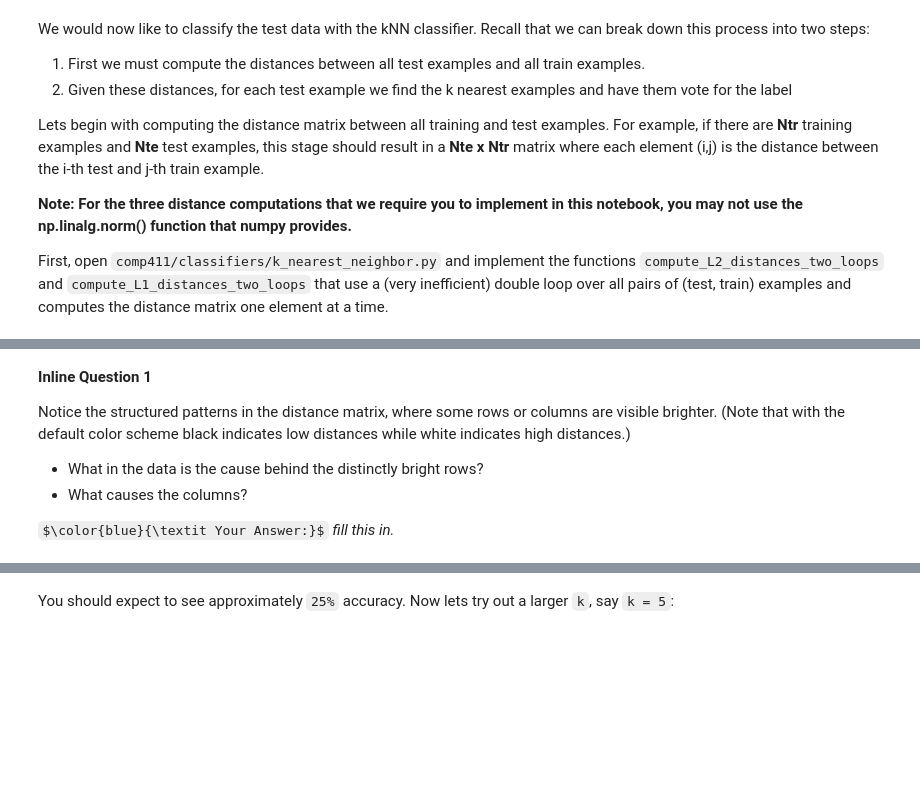
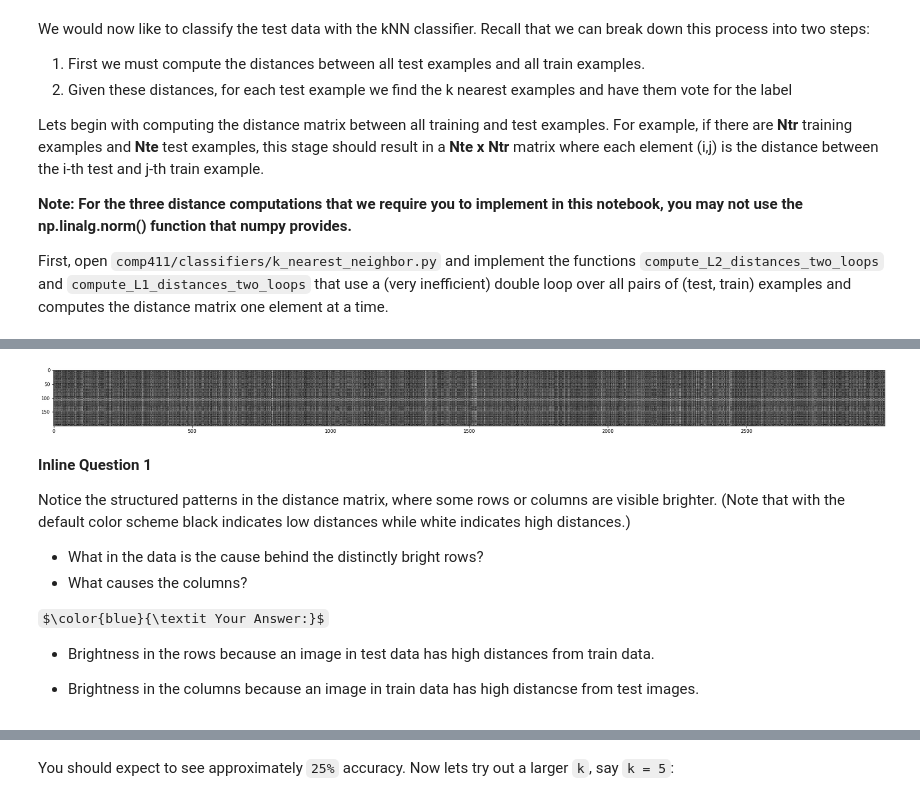
Before and after one commit to firattamur/VisionWithDeepLearning-Assignments, a Jupyter notebook: Assignment-1/knn.ipynb, the cells around one changed output, grey strips where cells are left out. Saved outputs shown, nothing was run; the diff lists cells and outputs as text; code cells hidden in the pictures; some formulas as TeX source; blank space fills up the shorter version.

```diff
--- a/Assignment-1/knn.ipynb
+++ b/Assignment-1/knn.ipynb
@@ -114,8 +133,11 @@ print(dists_L1.shape)
 # %%
 # We can visualize the distance matrix: each row is a single test example and
 # its distances to training examples
+plt.rcParams['figure.figsize'] = (32.0, 32.0)
 plt.imshow(dists, interpolation='none')
 plt.show()
+# %% [output]
+[figure, added]
 # %% [markdown]
 **Inline Question 1**
 
@@ -124,7 +146,11 @@ Notice the structured patterns in the distance matrix, where some rows or column
 - What in the data is the cause behind the distinctly bright rows?
 - What causes the columns?
 
-$\color{blue}{\textit Your Answer:}$ *fill this in.*
+$\color{blue}{\textit Your Answer:}$
+
+- Brightness in the rows because an image in test data has high distances from train data.
+
+- Brightness in the columns because an image in train data has high distancse from test images.
 # %%
 # Now implement the function predict_labels and run the code below:
 # We use k = 1 (which is Nearest Neighbor).
```
Also changed, not shown: parts of 10 cells of this notebook, 2 other files.
